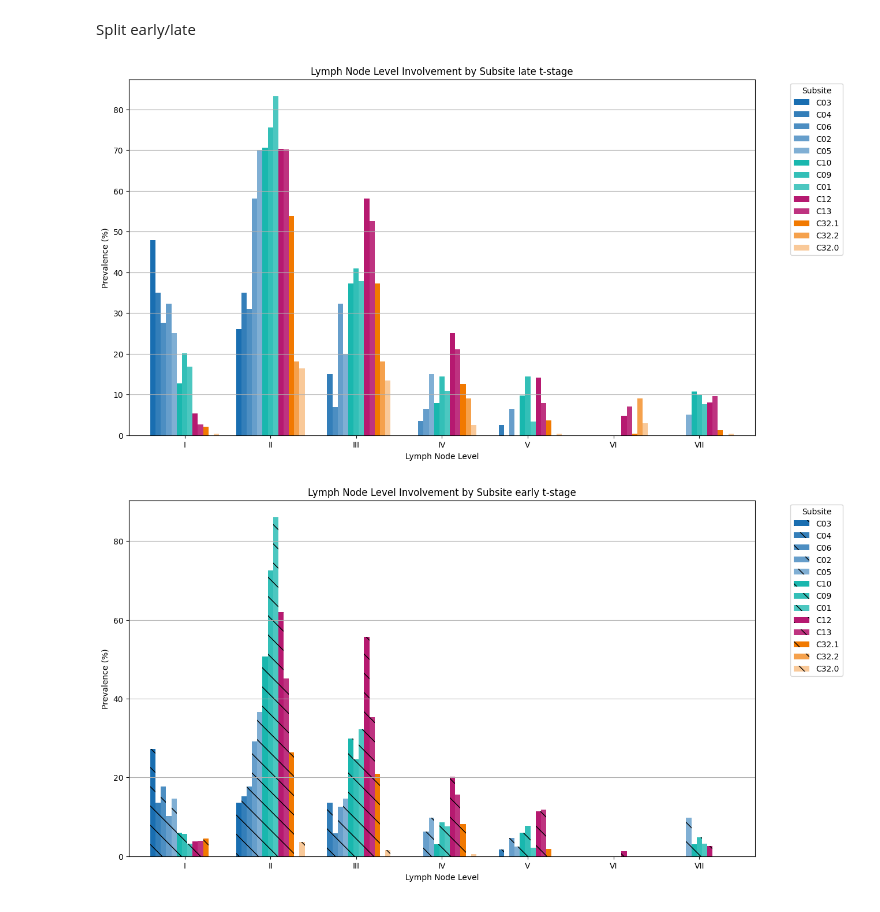
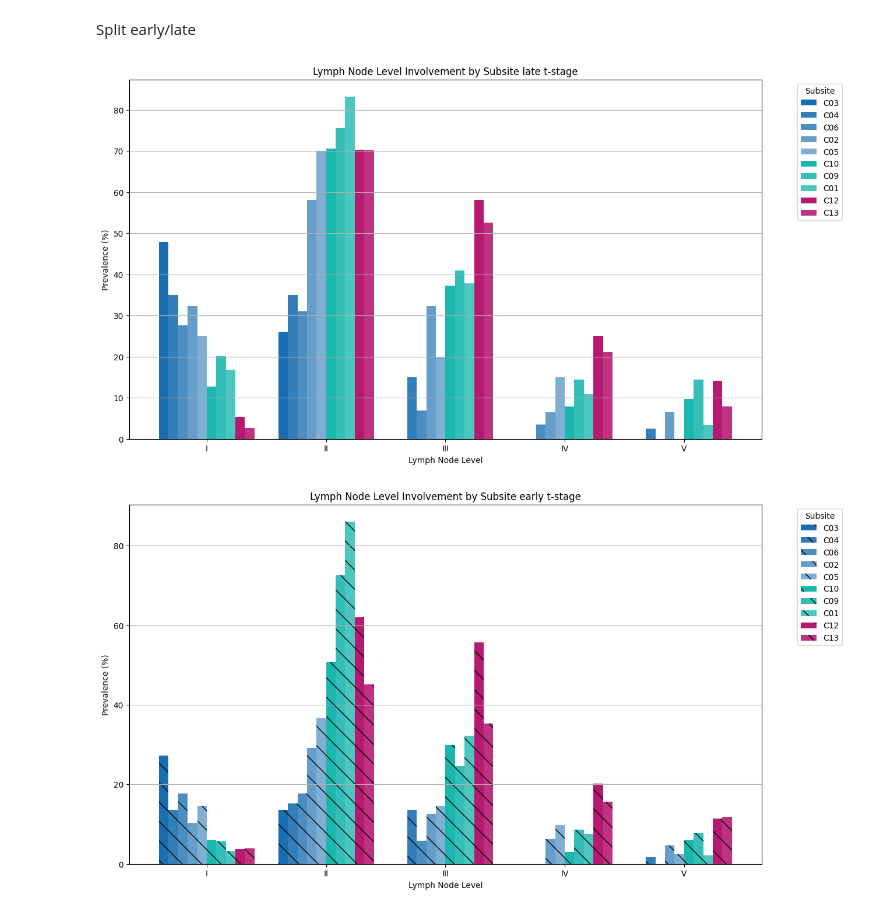
Before and after one commit to YoelPH/lymixture, a Jupyter notebook: data_preparation/Data_preparation.ipynb, the cells around one changed output. Saved outputs shown, nothing was run; the diff lists cells and outputs as text; code cells hidden in the pictures.

```diff
--- a/data_preparation/Data_preparation.ipynb
+++ b/data_preparation/Data_preparation.ipynb
@@ -329,7 +334,7 @@ orange_to_white
 # %% [output]
 [figure]
 # %%
-dataset_staging = data_combined_complete.copy()
+dataset_staging = data_combined_reduced.copy()
 dataset_staging['tumor','1','t_stage'] = dataset_staging['tumor','1','t_stage'].replace([0,1,2], 'early')
 dataset_staging['tumor','1','t_stage'] = dataset_staging['tumor','1','t_stage'].replace([3,4], 'late')
 dataset_staging = dataset_staging[~(dataset_staging['tumor']['1']['subsite'].str.startswith(('C00.4')))]
@@ -608,12 +600,12 @@ import matplotlib.pyplot as plt
 import pandas as pd
 from matplotlib.colors import LinearSegmentedColormap
 
-dataset_stagingcomplete_main_groups_late = dataset_stagingcomplete_main_groups.loc[dataset_stagingcomplete_main_groups['tumor']['1']['t_stage'] == 'late']
+dataset_staging_main_groups_late = dataset_staging_main_groups.loc[dataset_staging_main_groups['tumor']['1']['t_stage'] == 'late']
 # Extract the lymph node involvement data
-lymph_node_levels_late = dataset_stagingcomplete_main_groups_late['diagnostic_consensus']['ipsi'][['I', 'II', 'III', 'IV', 'V', 'VI', 'VII']]
+lymph_node_levels_late = dataset_staging_main_groups_late['diagnostic_consensus']['ipsi'][['I', 'II', 'III', 'IV', 'V']]
 
 # Extract the subsite data
-subsite_data = dataset_stagingcomplete_main_groups_late['tumor']['1']['subsite']
+subsite_data = dataset_staging_main_groups_late['tumor']['1']['subsite']
 
 # Combine the lymph node levels with the subsite information
 combined_data_late = pd.concat([lymph_node_levels_late, subsite_data], axis=1)
@@ -622,7 +614,7 @@ combined_data_late = pd.concat([lymph_node_levels_late, subsite_data], axis=1)
 grouped_data_late = combined_data_late.groupby('subsite').sum()
 
 # Calculate the prevalence as a percentage for each subsite
-prevalence_data_late = grouped_data_late.div(dataset_stagingcomplete_main_groups_late['tumor']['1']['subsite'].value_counts(), axis=0) * 100
+prevalence_data_late = grouped_data_late.div(dataset_staging_main_groups_late['tumor']['1']['subsite'].value_counts(), axis=0) * 100
 
 
 # Transpose the data to have lymph node levels on the x-axis
@@ -630,49 +622,49 @@ prevalence_data_late = prevalence_data_late.T
 
 
 # Reorder the columns to match the desired subsite order
-desired_order = ['C03', 'C04', 'C06', 'C02', 'C05', 'C10', 'C09', 'C01', 'C12', 'C13','C32.1', 'C32.2', 'C32.0']
+desired_order = ['C03', 'C04', 'C06', 'C02', 'C05', 'C10', 'C09', 'C01', 'C12', 'C13']
 prevalence_data_late = prevalence_data_late[desired_order]
 
 # Define the colors for each group of subsites
 colors_group1 = [blue_to_white(0.1), blue_to_white(0.2), blue_to_white(0.3), blue_to_white(0.4), blue_to_white(0.5)]  # Blue hues for C02, C03, C04, C05, C06
 colors_group2 = [green_to_white(0.1), green_to_white(0.2), green_to_white(0.3)]  # green hues for C01, C09, C10
 colors_group3 = [red_to_white(0.1), red_to_white(0.2)]  # red hues for C12, C13
 colors_group4 = [orange_to_white(0), orange_to_white(0.3), orange_to_white(0.6)]  # Orange hues for C32.0, C32.1, C32.2
 
 # Generate the colormap by combining the color lists
-colors = colors_group1 + colors_group2 + colors_group3 + colors_group4
+colors = colors_group1 + colors_group2 + colors_group3
 cmap = LinearSegmentedColormap.from_list('custom_cmap', colors, N=len(colors))
 
 # Plot the data with subsite bars next to each other
 ax = prevalence_data_late.plot(kind='bar', figsize=(14, 8), colormap=cmap, width=0.8,)
 # Set title and labels
 plt.title('Lymph Node Level Involvement by Subsite late t-stage')
 plt.xlabel('Lymph Node Level')
 plt.ylabel('Prevalence (%)')
 
 # Customize the x-axis to show lymph node levels and keep labels horizontal
 ax.set_xticks(range(len(prevalence_data_late.index)))
 ax.set_xticklabels(prevalence_data_late.index, rotation=0, ha='center')
 
 # Add legend for the subsites
 plt.legend(title='Subsite', bbox_to_anchor=(1.05, 1), loc='upper left')
 
 # Show the plot
 plt.grid(axis = 'y')
 plt.show()
 # %% [output]
-[figure, old version]
+[figure, new version]
 # %%
 import matplotlib.pyplot as plt
 import pandas as pd
 from matplotlib.colors import LinearSegmentedColormap
 
-dataset_stagingcomplete_main_groups_early = dataset_stagingcomplete_main_groups.loc[dataset_stagingcomplete_main_groups['tumor']['1']['t_stage'] == 'early']
+dataset_staging_main_groups_early = dataset_staging_main_groups.loc[dataset_staging_main_groups['tumor']['1']['t_stage'] == 'early']
 # Extract the lymph node involvement data
-lymph_node_levels_early = dataset_stagingcomplete_main_groups_early['diagnostic_consensus']['ipsi'][['I', 'II', 'III', 'IV', 'V', 'VI', 'VII']]
+lymph_node_levels_early = dataset_staging_main_groups_early['diagnostic_consensus']['ipsi'][['I', 'II', 'III', 'IV', 'V']]
 
 # Extract the subsite data
-subsite_data = dataset_stagingcomplete_main_groups_early['tumor']['1']['subsite']
+subsite_data = dataset_staging_main_groups_early['tumor']['1']['subsite']
 
 # Combine the lymph node levels with the subsite information
 combined_data_early = pd.concat([lymph_node_levels_early, subsite_data], axis=1)
@@ -681,7 +673,7 @@ combined_data_early = pd.concat([lymph_node_levels_early, subsite_data], axis=1)
 grouped_data_early = combined_data_early.groupby('subsite').sum()
 
 # Calcuearly the prevalence as a percentage for each subsite
-prevalence_data_early = grouped_data_early.div(dataset_stagingcomplete_main_groups_early['tumor']['1']['subsite'].value_counts(), axis=0) * 100
+prevalence_data_early = grouped_data_early.div(dataset_staging_main_groups_early['tumor']['1']['subsite'].value_counts(), axis=0) * 100
 
 
 # Transpose the data to have lymph node levels on the x-axis
@@ -689,7 +681,7 @@ prevalence_data_early = prevalence_data_early.T
 
 
 # Reorder the columns to match the desired subsite order
-desired_order = ['C03', 'C04', 'C06', 'C02', 'C05', 'C10', 'C09', 'C01', 'C12', 'C13','C32.1', 'C32.2', 'C32.0']
+desired_order = ['C03', 'C04', 'C06', 'C02', 'C05', 'C10', 'C09', 'C01', 'C12', 'C13']
 prevalence_data_early = prevalence_data_early[desired_order]
 
 # Define the colors for each group of subsites
@@ -699,7 +691,7 @@ colors_group3 = [red_to_white(0.1), red_to_white(0.2)]  # red hues for C12, C13
 colors_group4 = [orange_to_white(0), orange_to_white(0.3), orange_to_white(0.6)]  # Orange hues for C32.0, C32.1, C32.2
 
 # Generate the colormap by combining the color lists
-colors = colors_group1 + colors_group2 + colors_group3 + colors_group4
+colors = colors_group1 + colors_group2 + colors_group3
 cmap = LinearSegmentedColormap.from_list('custom_cmap', colors, N=len(colors))
 
 # Plot the data with subsite bars next to each other
@@ -726,7 +718,7 @@ plt.legend(title='Subsite', bbox_to_anchor=(1.05, 1), loc='upper left')
 plt.grid(axis = 'y')
 plt.show()
 # %% [output]
-[figure, old version]
+[figure, new version]
 # %%
 counts = dataset_staging_main_groups['tumor']['1']['subsite'].value_counts()
 # %%
```
Also changed, not shown: parts of 7 cells of this notebook, 4 other files.
